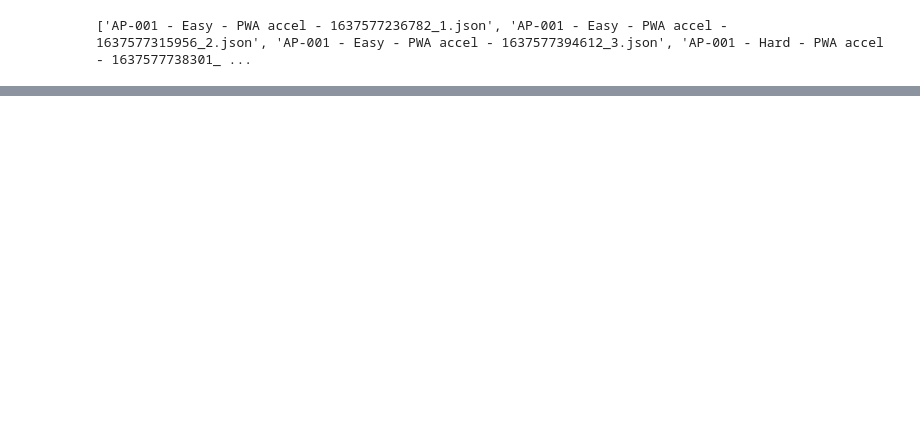
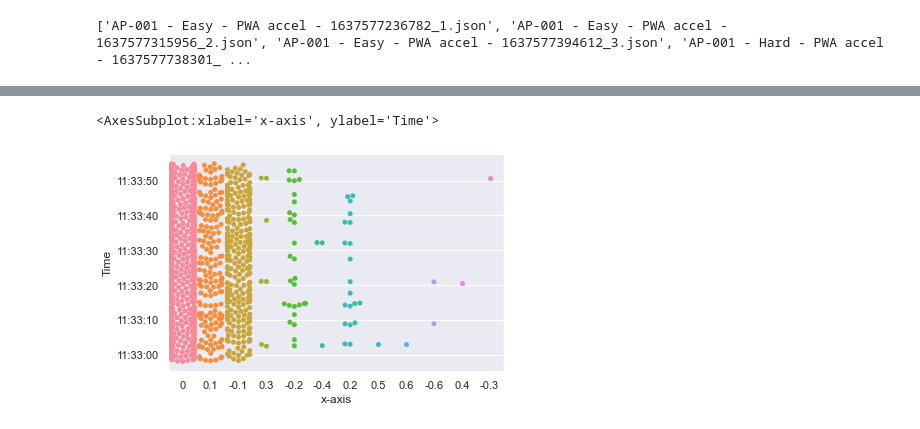
Before and after one commit to jawadahmedtaj/ThesisDataProcessing, a Jupyter notebook: main.ipynb, the cells around one changed output, grey strips where cells are left out. Drawn from its saved outputs; the diff is of its cells as text; code cells hidden in the pictures; blank space fills up the shorter version.

```diff
--- a/main.ipynb
+++ b/main.ipynb
@@ -147 +224,6 @@ import seaborn as sns
+# %%
+sns.swarmplot(data=easy1,x="x-axis", y="Time")
+# %% [output]
+<AxesSubplot:xlabel='x-axis', ylabel='Time'>
+[figure, added]
 # %%
```
Also changed, not shown: parts of 9 cells of this notebook.
